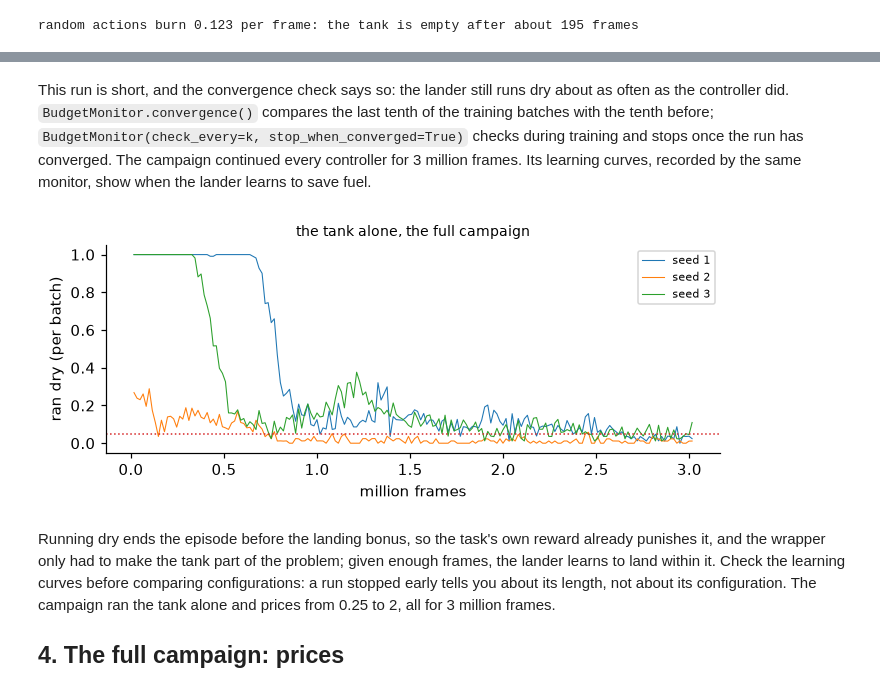
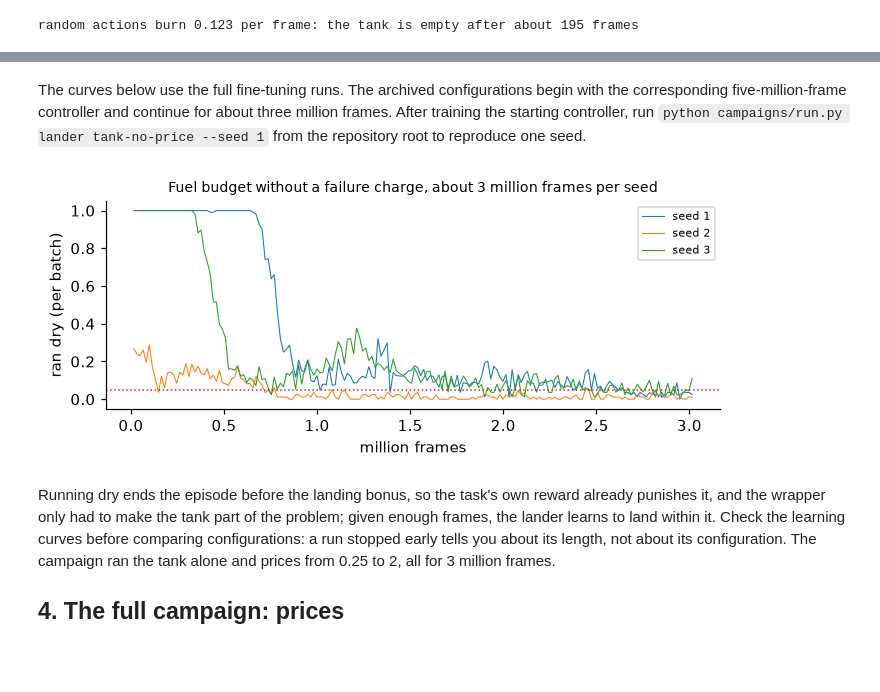
Before and after one commit to pma-papers/barrierpg, a Jupyter notebook: notebooks/01_lander_fuel_tank.ipynb, the cells around one changed output, grey strips where cells are left out. Drawn from its saved outputs; the diff is of its cells as text; code cells hidden in the pictures; blank space fills up the shorter version.

Commit message:
Show full training runs in the applied notebooks

```diff
--- a/notebooks/01_lander_fuel_tank.ipynb
+++ b/notebooks/01_lander_fuel_tank.ipynb
@@ -282,18 +257,16 @@ fresh landings: {'ran_dry': '30.0%', 'landed': '70.0%', 'crashed': '0.0%'}
-# %% [markdown]
-This run is short, and the convergence check says so: the lander still runs dry about as often as the controller
-did. `BudgetMonitor.convergence()` compares the last tenth of the training batches with the tenth
-before; `BudgetMonitor(check_every=k, stop_when_converged=True)` checks during training and stops once the run has
-converged. The campaign continued every controller for 3 million frames. Its learning curves, recorded by the same
-monitor, show when the lander learns to save fuel.
+# %% [markdown]
+The curves below use the full fine-tuning runs. The archived configurations begin with the corresponding
+five-million-frame controller and continue for about three million frames. After training the starting controller,
+run `python campaigns/run.py lander tank-no-price --seed 1` from the repository root to reproduce one seed.
 # %%
 fig, ax = plt.subplots(figsize=(6.4, 2.8))
 for r in camp.records("tank-no-price"):
     ax.plot([t["steps"] / 1e6 for t in r["monitor"]], [t["failure_rate"] for t in r["monitor"]], lw=0.7, label=f"seed {r['seed']}")
 ax.axhline(req.alpha, color="C3", ls=":", lw=1)
-ax.set_xlabel("million frames"); ax.set_ylabel("ran dry (per batch)"); ax.set_title("the tank alone, the full campaign", fontsize=9)
+ax.set_xlabel("million frames"); ax.set_ylabel("ran dry (per batch)"); ax.set_title("Fuel budget without a failure charge, about 3 million frames per seed", fontsize=9)
 ax.legend(fontsize=7); plt.tight_layout(); plt.show()
 # %% [output]
-[figure, old version]
+[figure, new version]
 # %% [markdown]
 Running dry ends the episode before the landing bonus, so the task's own reward already punishes it, and the wrapper
 only had to make the tank part of the problem; given enough frames, the lander learns to land within it. Check the
```
Also changed, not shown: parts of 11 cells of this notebook, 7 other files.
